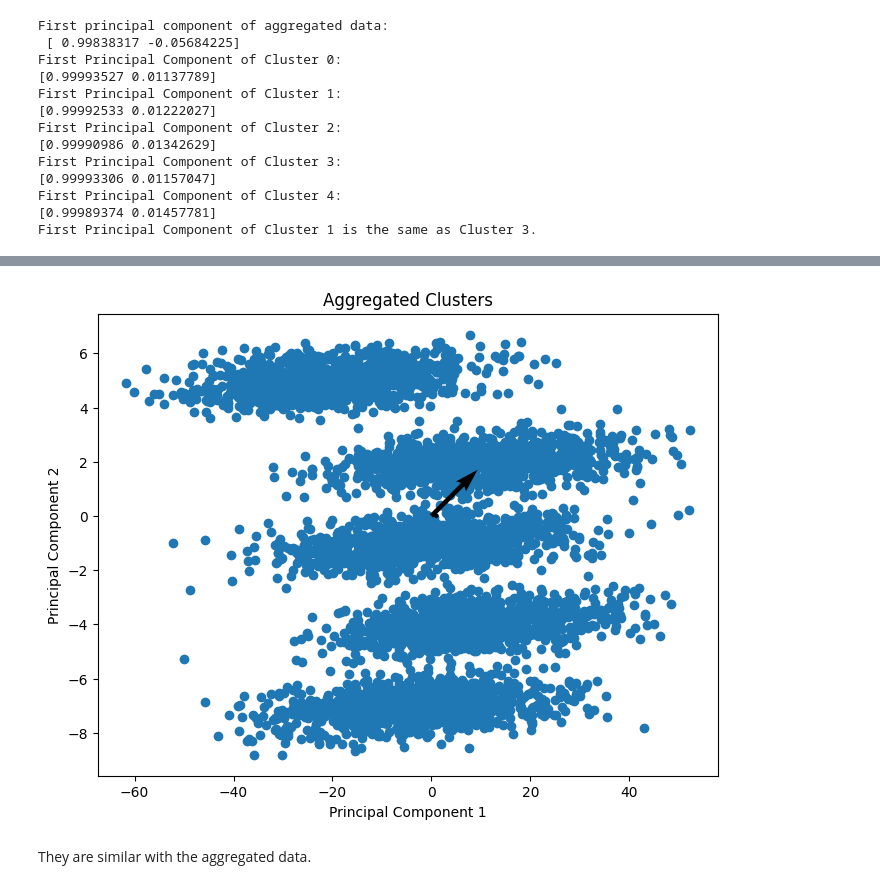
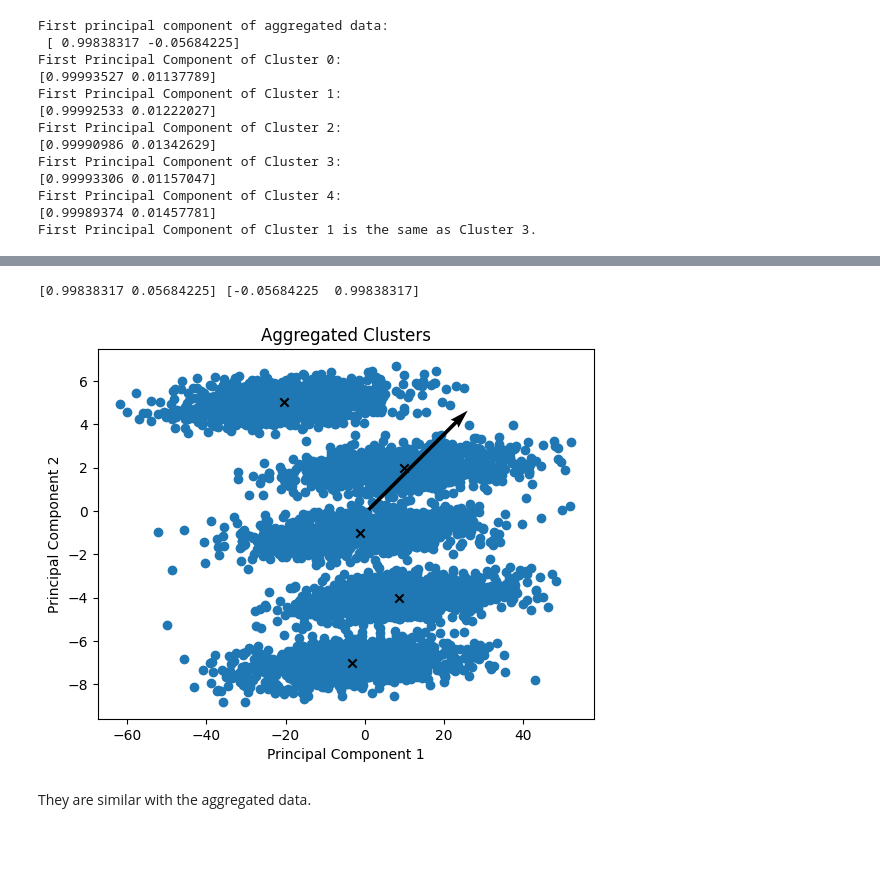
Before and after one commit to amandaay/CS6220DataMining, a Jupyter notebook: Assignment4/AAY_Assignment_4.ipynb, the cells around one changed output, grey strips where cells are left out. Drawn from its saved outputs; the diff is of its cells as text; code cells hidden in the pictures; blank space fills up the shorter version.

```diff
--- a/Assignment4/AAY_Assignment_4.ipynb
+++ b/Assignment4/AAY_Assignment_4.ipynb
@@ -282,6 +289,18 @@ plot_aggregated_clusters(all_data, first_principal_component_aggregate_data(all_
-# %%
-plot_aggregated_clusters(all_data, first_principal_component_each_cluster(all_data)[-1][0], first_principal_component_each_cluster(all_data)[-1][0])
-# %% [output]
-[figure, removed]
+# %%
+def plot_each_clusters(data, centroids):
+    # Plot the 2D data
+    plt.scatter(data[:, 0], data[:, 1])
+    plt.scatter(centroids[:, 0], centroids[:, 1], c='black', marker='x', label='Centroids')
+    eigenvalues, eigenvectors = first_principal_component_each_cluster(all_data)[-1]
+    plt.quiver(eigenvalues[0], eigenvalues[1], eigenvectors[1], eigenvectors[1], scale=5)
+    plt.xlabel("Principal Component 1")
+    plt.ylabel("Principal Component 2")
+    plt.title("Aggregated Clusters")
+    plt.show()
+# %%
+plot_each_clusters(all_data, centroids)
+# %% [output]
+[0.99838317 0.05684225] [-0.05684225  0.99838317]
+[figure, added]
 # %% [markdown]
 They are similar with the aggregated data.
```
Also changed, not shown: parts of 4 cells of this notebook.
